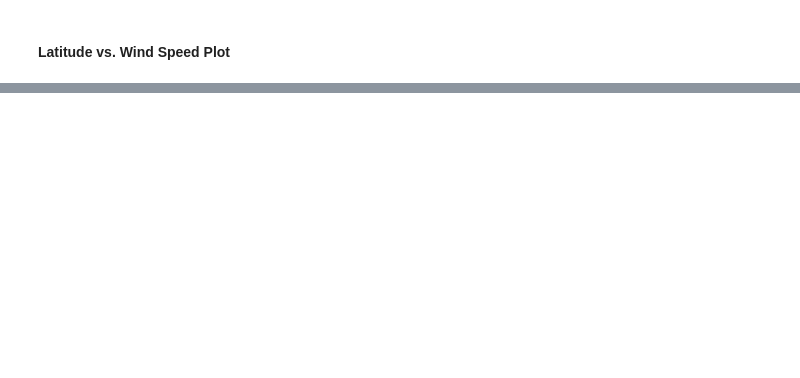
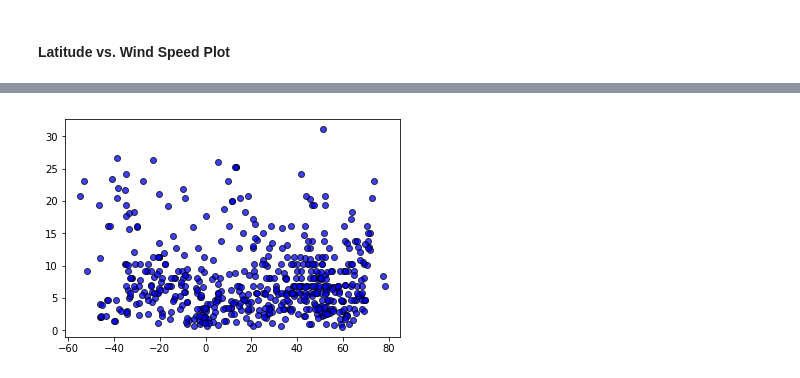
Before and after one commit to eschoon/My-Homework, a Jupyter notebook: WeatherPy.ipynb, the cells around one changed output, grey strips where cells are left out. Saved outputs shown, nothing was run; the diff lists cells and outputs as text; code cells hidden in the pictures; blank space fills up the shorter version.

```diff
--- a/WeatherPy.ipynb
+++ b/WeatherPy.ipynb
@@ -181,0 +212,11 @@ plt.show()
+# %%
+plt.scatter(weather_data["Latitude"], weather_data["Wind Speed"], marker = "o", facecolors = "blue", edgecolors = "black",
+ alpha = 0.75)
+
+plt.title = "City Latitude vs. Windspeed"
+plt.xlabel ="Latitude"
+plt.ylabel = "Wind Speed (mph)"
+plt.savefig("Lat_vs_windspeed.png")
+plt.show()
+# %% [output]
+[figure, added]
```
Also changed, not shown: parts of 15 cells of this notebook.
